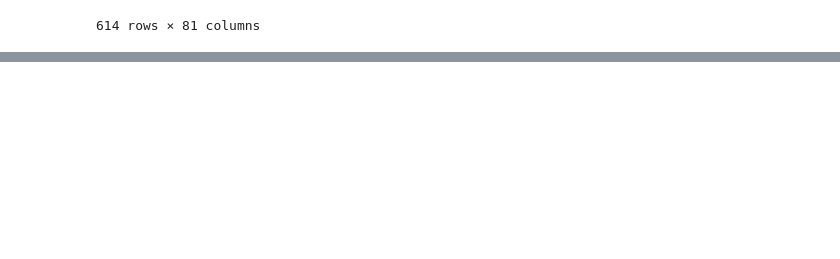
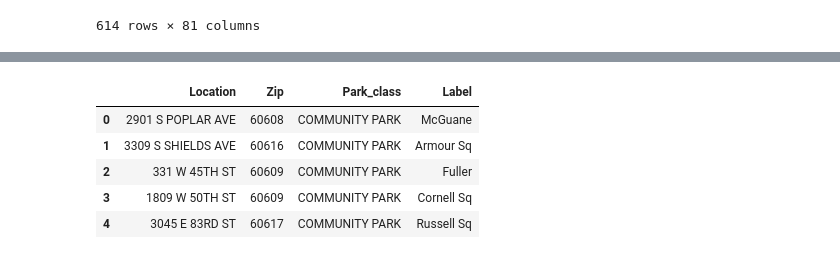
Before and after one commit to rgreenebaum1/ETL_Project, a Jupyter notebook: CSV Reading practice.ipynb, the cells around one changed output, grey strips where cells are left out. Cells and saved outputs as stored; diff of their text form; code cells hidden in the pictures; blank space fills up the shorter version.

```diff
--- a/CSV Reading practice.ipynb
+++ b/CSV Reading practice.ipynb
@@ -46,0 +26,5 @@ zipcodefixes
+# %%
+parks = pd.read_csv('CPD_Parks.csv')
+parks.dropna(inplace=True)
+parks['ZIP'] = parks['ZIP'].astype(int)
+parks.dtypes
@@ -46,0 +53,2 @@ zipcodefixes
+# %%
+parks['ZIP'] = parks['ZIP'].astype(int)
@@ -46,0 +97,3 @@ zipcodefixes
+# %%
+parks.columns = parks.columns.str.strip().str.capitalize().str.replace(' ', '_').str.replace('(', '').str.replace(')', '')
+parks.columns
@@ -46,0 +118,23 @@ zipcodefixes
+# %%
+parks1 = parks.drop(columns=['Park_no','The_geom', 'Objectid_1', 'Park', 'Acres', 'Ward', 'Wheelchr_a', 'Archery_ra', 'Perimeter', 'Shape_leng', 'Shape_area', 'Gisobjid', 'Artificial', 'Band_shell', 'Baseball_b', 'Basketball', 'Basketba_1',
+       'Beach', 'Boat_launc', 'Boat_lau_1', 'Boat_slips', 'Bocce_cour',
+       'Bowling_gr', 'Casting_pi', 'Football_s', 'Community_', 'Conservato',
+       'Cultural_c', 'Dog_friend', 'Fitness_ce', 'Fitness_co', 'Gallery',
+       'Garden', 'Golf_cours', 'Golf_drivi', 'Golf_putti', 'Gymnasium',
+       'Gymnastic_', 'Handball_r', 'Horseshoe_', 'Iceskating', 'Pool_indoo',
+       'Baseball_j', 'Mountain_b', 'Nature_cen', 'Pool_outdo', 'Zoo',
+       'Playground', 'Playgrou_1', 'Rowing_clu', 'Volleyball', 'Senior_cen',
+       'Shuffleboa', 'Skate_park', 'Sled_hill', 'Sport_roll', 'Spray_feat',
+       'Baseball_s', 'Tennis_cou', 'Track', 'Volleyba_1', 'Water_play',
+       'Water_slid', 'Boxing_cen', 'Wetland_ar', 'Lagoon', 'Cricket_fi',
+       'Climbing_w', 'Game_table', 'Carousel', 'Croquet', 'Handball_i',
+       'Harbor', 'Modeltrain', 'Modelyacht', 'Nature_bir', 'Minigolf',
+       'Perimeter', 'Shape_leng', 'Shape_area'])
+parks1.head()
+# %% [output]
+|  | Location | Zip | Park_class | Label |
+| 0 | 2901 S POPLAR AVE | 60608 | COMMUNITY PARK | McGuane |
+| 1 | 3309 S SHIELDS AVE | 60616 | COMMUNITY PARK | Armour Sq |
+| 2 | 331 W 45TH ST | 60609 | COMMUNITY PARK | Fuller |
+| 3 | 1809 W 50TH ST | 60609 | COMMUNITY PARK | Cornell Sq |
+| 4 | 3045 E 83RD ST | 60617 | COMMUNITY PARK | Russell Sq |
```
Also changed, not shown: parts of 11 cells of this notebook.
